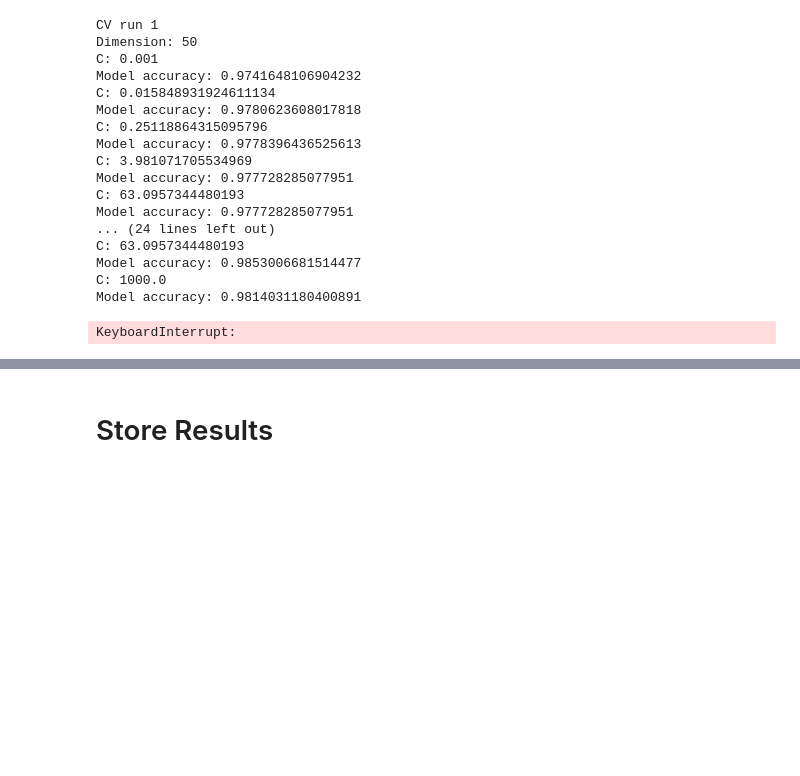
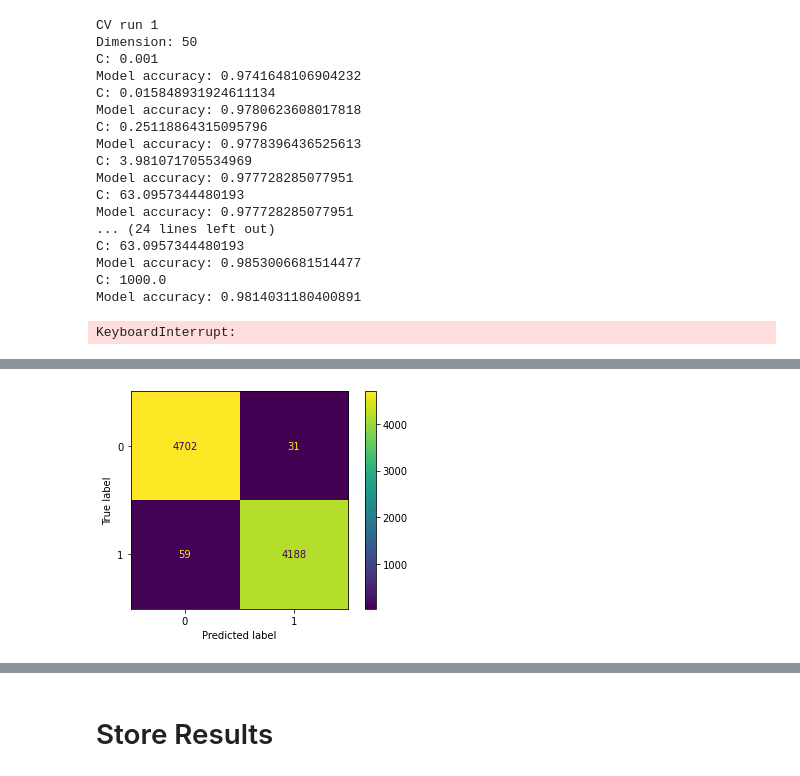
Before and after one commit to tnowak1502/data-mining-project, a Jupyter notebook: transformation copy.ipynb, the cells around one changed output, grey strips where cells are left out. Saved outputs shown, nothing was run; the diff lists cells and outputs as text; code cells hidden in the pictures; blank space fills up the shorter version.

```diff
--- a/transformation copy.ipynb
+++ b/transformation copy.ipynb
@@ -551,0 +657,84 @@ Fitting 5 folds for each of 11520 candidates, totalling 57600 fits
+# %%
+import multiprocessing
+cores = multiprocessing.cpu_count()
+run = 1
+accuracies = np.zeros(outer_splits)
+f1s = np.zeros(outer_splits)
+aucs = np.zeros(outer_splits)
+precisions = np.zeros(outer_splits)
+recalls = np.zeros(outer_splits)
+for train_index, test_index in outer_cv.split(texts):
+    print(f"CV run {run}")
+    outer_train = texts[["text", "label"]].iloc[train_index]
+    outer_test = texts[["text", "label"]].iloc[test_index]
+    best_accuracy = 0
+    best_c = 0
+    best_gamma = 0
+    best_dimension = 0
+    inner_train, inner_test = train_test_split(outer_train, test_size=0.6)
+    for dimension in [50, 200, 500, 1000]:
+        print(f"Dimension: {dimension}")
+        model_dbow = Doc2Vec(dm=0, vector_size=dimension, negative=5, hs=0, min_count=2, sample = 0, workers=cores)
+        train_tagged = inner_train.apply(
+            lambda r: TaggedDocument(words=tokenize_text(r['text']), tags=[r.label]), axis=1)
+        test_tagged = inner_test.apply(
+            lambda r: TaggedDocument(words=tokenize_text(r['text']), tags=[r.label]), axis=1)
+        model_dbow.build_vocab([x for x in train_tagged.values])
+        model_dbow.train(utils.shuffle([x for x in train_tagged.values]), total_examples=len(train_tagged.values), epochs=30)
+        inner_y_train, inner_X_train = vec_for_learning(model_dbow, train_tagged)
+        inner_y_test, inner_X_test = vec_for_learning(model_dbow, test_tagged)
+        for c in [1, 10, 100]:
+            print(f"C {c}")
+            for gamma in [.01, .1, 1]:
+                print(f"gamma {gamma}")
+                clf = SVC(C=c, gamma=gamma)
+                clf.fit(inner_X_train, inner_y_train)
+                predictions = clf.predict(inner_X_test)
+                accuracy = accuracy_score(inner_y_test, predictions)
+                print(f"Accuracy: {accuracy}")
+                if accuracy > best_accuracy:
+                    best_accuracy = accuracy
+                    best_dimension = dimension
+                    best_c = c
+                    best_gamma = gamma
+    model_dbow = Doc2Vec(dm=0, vector_size=best_dimension, negative=5, hs=0, min_count=2, sample = 0, workers=cores)
+    train_tagged = outer_train.apply(
+        lambda r: TaggedDocument(words=tokenize_text(r['text']), tags=[r.label]), axis=1)
+    test_tagged = outer_test.apply(
+        lambda r: TaggedDocument(words=tokenize_text(r['text']), tags=[r.label]), axis=1)
+    model_dbow.build_vocab([x for x in tqdm(train_tagged.values)])
+    model_dbow.train(utils.shuffle([x for x in tqdm(train_tagged.values)]), total_examples=len(train_tagged.values), epochs=30)
+    outer_y_train, outer_X_train = vec_for_learning(model_dbow, train_tagged)
+    outer_y_test, outer_X_test = vec_for_learning(model_dbow, test_tagged)
+    clf = SVC(C=best_c, gamma=best_gamma)
+    clf.fit(outer_X_train, outer_y_train)
+    predictions = clf.predict(outer_X_test)
+    print(f"Best model: dimension {best_dimension}, c {best_c}, gamma {best_gamma}")
+    accuracy = accuracy_score(outer_y_test, predictions)
+    f1 = f1_score(outer_y_test, predictions, average="binary")
+    auroc = roc_auc_score(outer_y_test, predictions)
+    precision = precision_score(outer_y_test, predictions)
+    recall = recall_score(outer_y_test, predictions)
+    accuracies[run-1] = accuracy
+    f1s[run-1] = f1
+    aucs[run-1] = auroc
+    precisions[run-1] = precision
+    recalls[run-1] = recall
+    print(f"Test Accuracy: {accuracy}")
+    print(f"Test F1: {f1}")
+    print(f"Test AUC: {auroc}")
+    print(f"Test precision: {precision}")
+    print(f"Test recall: {recall}")
+    cm = confusion_matrix(outer_y_test, predictions)
+    print(cm)
+    disp = ConfusionMatrixDisplay(confusion_matrix=cm)
+    disp.plot()
+    plt.savefig("Confusion Matrix Run " + str(run))
+    run += 1
+print(accuracies)
+print(f"Mean accuracy: {accuracies.mean()}")
+print(f"Mean f1: {f1}")
+print(f"Mean AUC: {aucs.mean()}")
+print(f"Mean precision: {precisions.mean()}")
+print(f"Mean recall: {recalls.mean()}")
+# %% [output]
@@ -551,0 +840 @@ Fitting 5 folds for each of 11520 candidates, totalling 57600 fits
+[figure, added]
```
Also changed, not shown: parts of 7 cells of this notebook, 5 other files.
